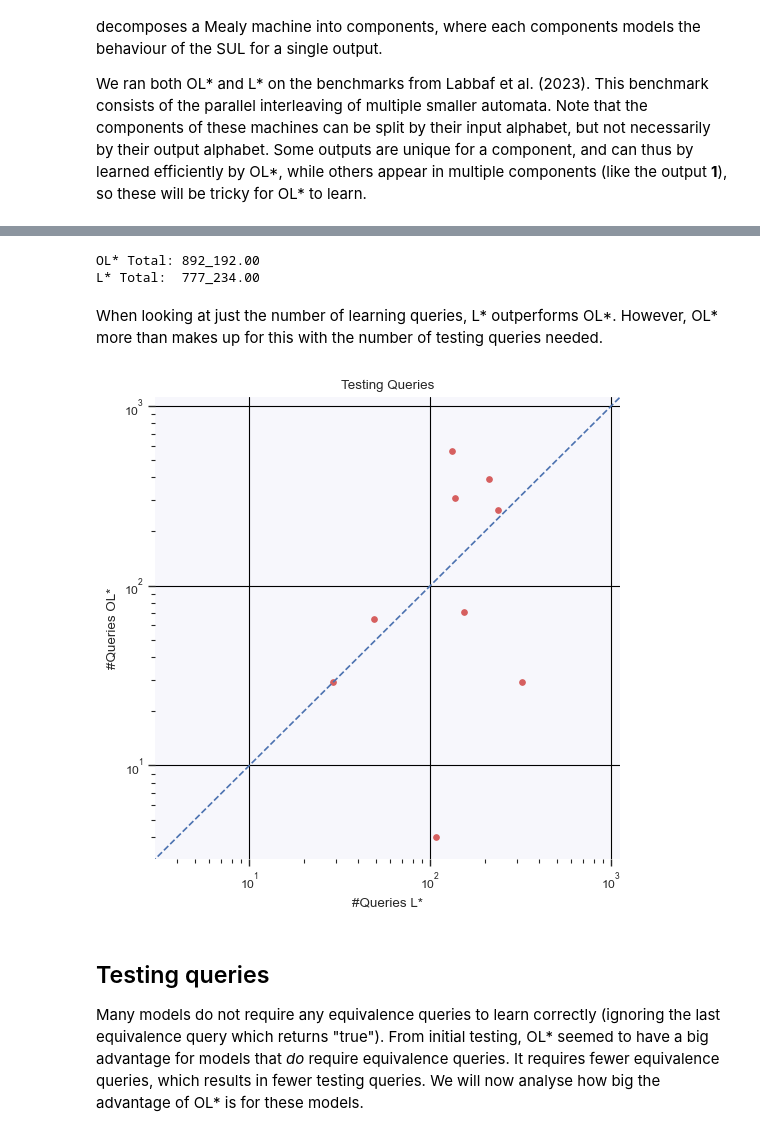
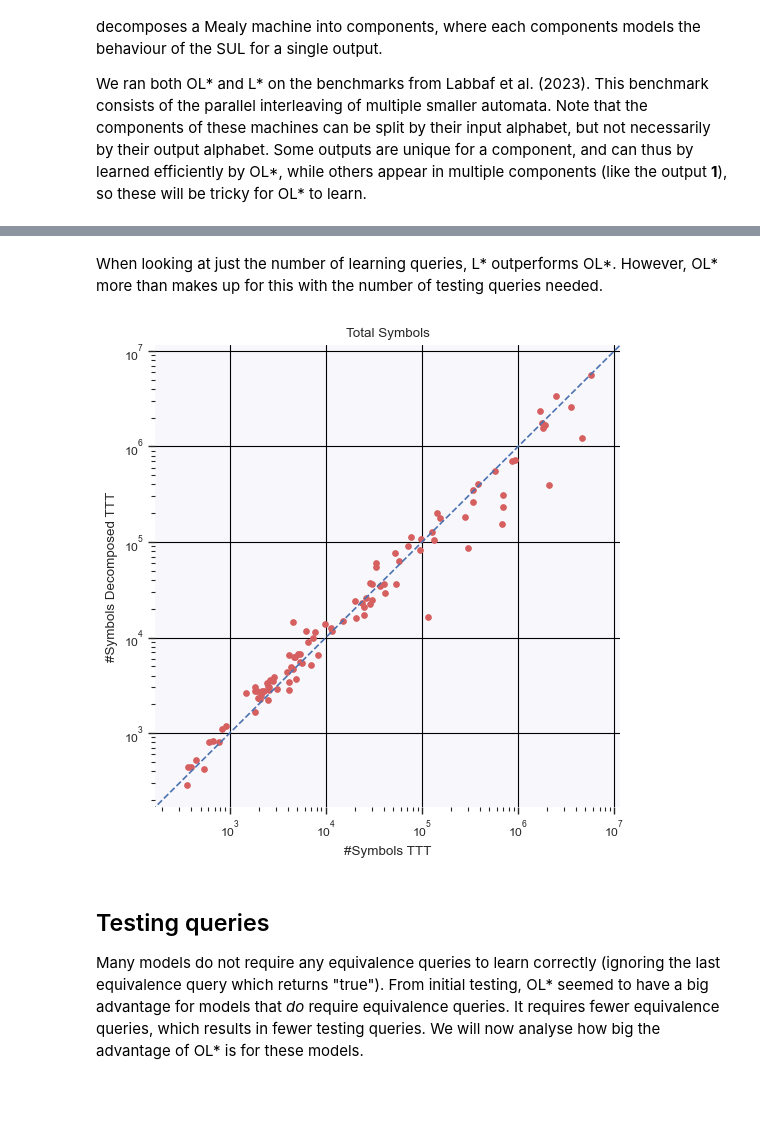
Before and after one commit to SCRK16/OLStar, a Jupyter notebook: code/python/analysis.ipynb, the cells around one changed output, grey strips where cells are left out. Saved outputs shown, nothing was run; the diff lists cells and outputs as text; code cells hidden in the pictures; blank space fills up the shorter version.

Commit message:
Implement Generic Algorithm

```diff
--- a/code/python/analysis.ipynb
+++ b/code/python/analysis.ipynb
@@ -12,8 +12,7 @@ import seaborn as sns
 
 sns.set_theme("paper")
 
-data_olstar = pd.read_csv("..\\..\\results\\results_labbaf_olstar.csv")
-data_lstar = pd.read_csv("..\\..\\results\\results_labbaf_lstar.csv")
-
-data_olstar.sum()
+data_lstar = pd.read_csv("..\\..\\results\\protocols_ttt.csv")
+data_olstar = pd.read_csv("..\\..\\results\\protocols_generic_ttt.csv")
+data_lstar["Model"]
 # %% [output]
@@ -65 +31,8 @@ data_lstar[data_lstar["Testing queries"] > 0]
+# %%
+data_olstar["Total queries"] = data_olstar["Learning queries"] + data_olstar["Testing queries"]
+data_olstar["Total symbols"] = data_olstar["Learning symbols"] + data_olstar["Testing symbols"]
+data_lstar["Total queries"] = data_lstar["Learning queries"] + data_lstar["Testing queries"]
+data_lstar["Total symbols"] = data_lstar["Learning symbols"] + data_lstar["Testing symbols"]
+models = data_olstar["Model"].values
+data_lstar = data_lstar[data_lstar["Model"].isin(models)]
 # %% [markdown]
@@ -81,12 +57,0 @@ L* Testing: 29.82
-# %%
-def total_queries(df):
-    return df["Learning queries"] + df["Testing queries"]
-
-def total_symbols(df):
-    return df["Learning symbols"] + df["Testing symbols"]
-
-print("OL* Total:", f"{total_symbols(data_olstar).median():_.2f}")
-print("L* Total: ", f"{total_symbols(data_lstar).median():_.2f}")
-# %% [output]
-OL* Total: 892_192.00
-L* Total:  777_234.00
@@ -94,36 +62,36 @@ L* Total:  777_234.00
 When looking at just the number of learning queries, L\* outperforms OL\*. However, OL\* more than makes up for this with the number of testing queries needed.
 # %%
 def plot_queries(df_lstar, df_olstar, data="Queries"):
-    queries_lstar  = df_lstar["Testing queries"] #total_queries(df_lstar) if data == "Queries" else total_symbols(df_lstar)
-    queries_olstar = df_olstar["Testing queries"] #total_queries(df_olstar) if data == "Queries" else total_symbols(df_olstar)
+    queries_lstar  = df_lstar["Total queries"] if data == "Queries" else df_lstar["Total symbols"]
+    queries_olstar = df_olstar["Total queries"] if data == "Queries" else df_olstar["Total symbols"]
 
     plt.figure(figsize=(6,6))
 
     plt.scatter(queries_lstar, queries_olstar, color=sns.color_palette("muted")[3], s=16)
     max_queries = max(queries_lstar.max(), queries_olstar.max())
     xy = np.linspace(0, max_queries*2, 100)
     plt.plot(xy, xy, 'b--')
     plt.xscale("log")
     plt.yscale("log")
     min_lim = min(plt.xlim()[0], plt.ylim()[0])
     plt.xlim(min_lim, max_queries*2)
     plt.ylim(min_lim, max_queries*2)
 
-    plt.xlabel("#" + data + " L*")
-    plt.ylabel("#" + data + " OL*")
-    plt.title("Testing " + data)
+    plt.xlabel("#" + data + " TTT")
+    plt.ylabel("#" + data + " Decomposed TTT")
+    plt.title("Total " + data)
     ax = plt.gca()
     ax.set_facecolor((0.97, 0.97, 0.99))
     ax.grid(axis="both", color="black")
 
     for spine in ax.spines.values():
         spine.set_visible(False)
     plt.tick_params(which="both", bottom=True, left=True)
     plt.show()
 
-plot_queries(data_lstar, data_olstar, data="Queries")
+plot_queries(data_lstar.groupby("Model").mean(), data_olstar.groupby("Model").mean(), data="Symbols")
 # %% [output]
-[figure, old version]
+[figure, new version]
 # %% [markdown]
 ## Testing queries
 
```
Also changed, not shown: parts of 9 cells of this notebook, 16 other files.
